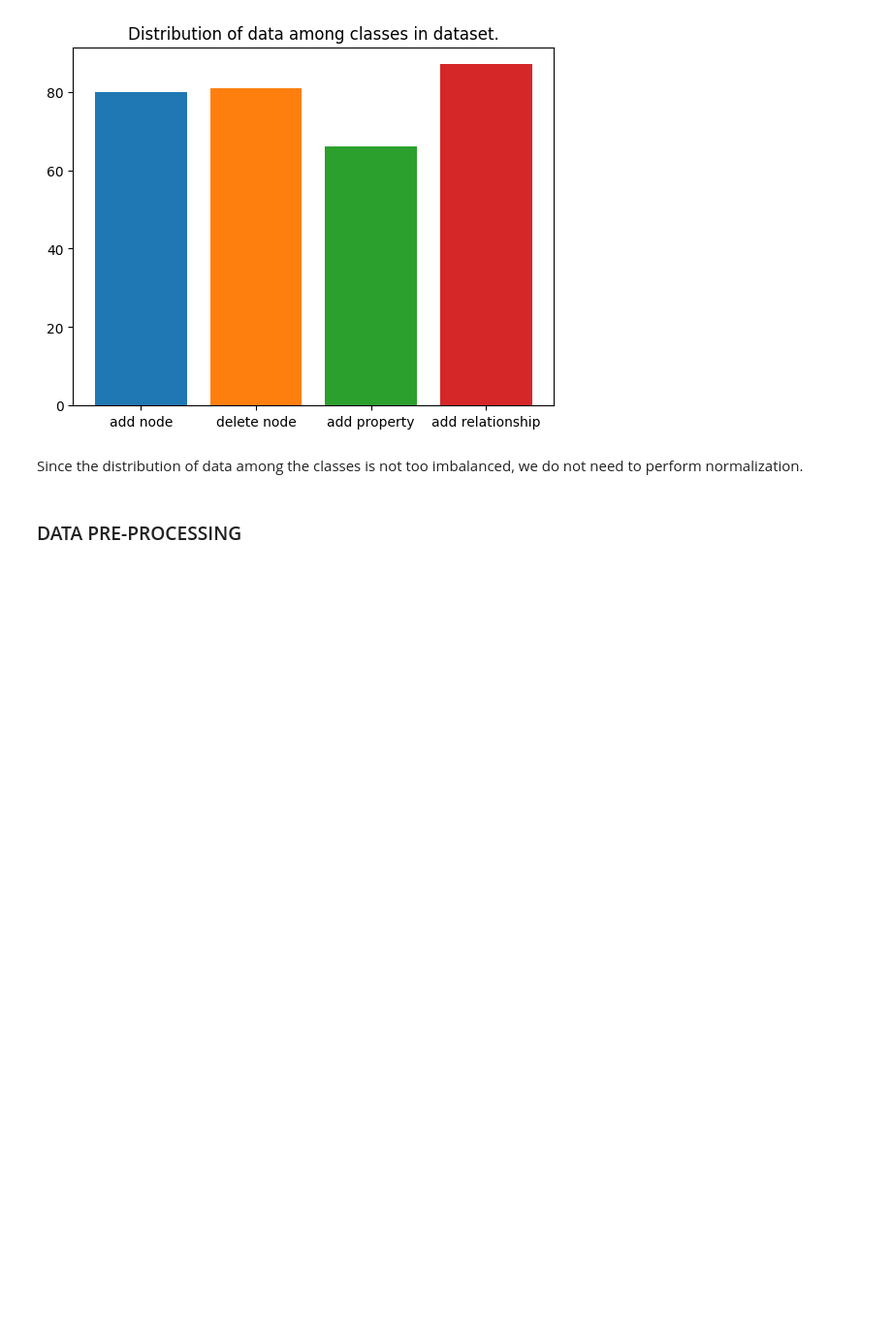
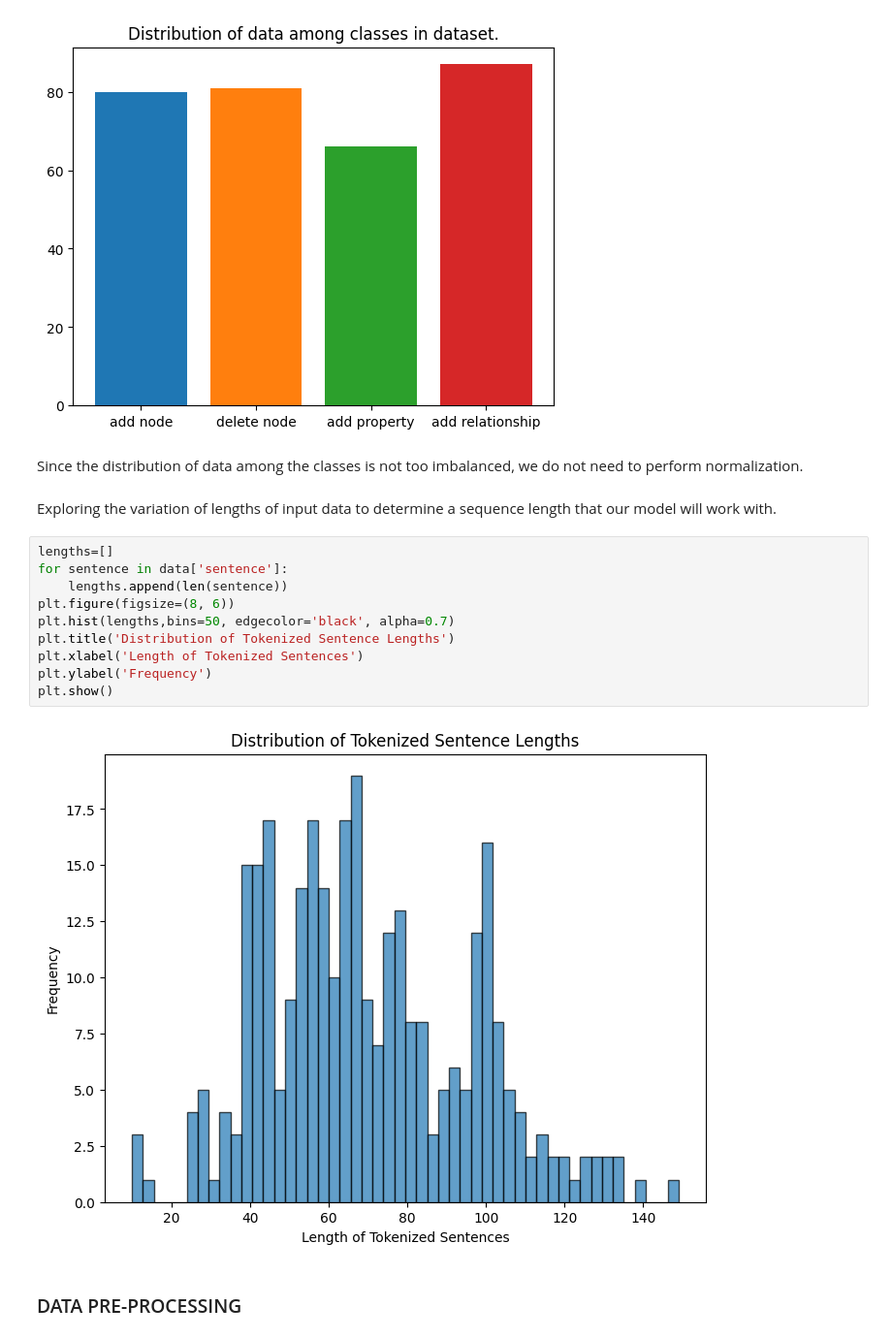
Before and after one commit to Ha-ri-ka/Intent-recognition, a Jupyter notebook: IR_draft1.ipynb, the cells around one changed output. Shown at 97% size. Drawn from its saved outputs; the diff is of its cells as text; blank space fills up the shorter version.

Commit message:
deciding on sequence length to build model arch.

```diff
--- a/IR_draft1.ipynb
+++ b/IR_draft1.ipynb
@@ -61,6 +62,20 @@ Text(0.5, 1.0, 'Distribution of data among classes in dataset.')
 [figure]
 # %% [markdown]
 Since the distribution of data among the classes is not too imbalanced, we do not need to perform normalization.
+# %% [markdown]
+Exploring the variation of lengths of input data to determine a sequence length that our model will work with.
+# %%
+lengths=[]
+for sentence in data['sentence']:
+    lengths.append(len(sentence))
+plt.figure(figsize=(8, 6))
+plt.hist(lengths,bins=50, edgecolor='black', alpha=0.7)
+plt.title('Distribution of Tokenized Sentence Lengths')
+plt.xlabel('Length of Tokenized Sentences')
+plt.ylabel('Frequency')
+plt.show()
+# %% [output]
+[figure, added]
 # %% [markdown]
 ### DATA PRE-PROCESSING
 # %% [markdown]
```
Also changed, not shown: parts of 10 cells of this notebook.
